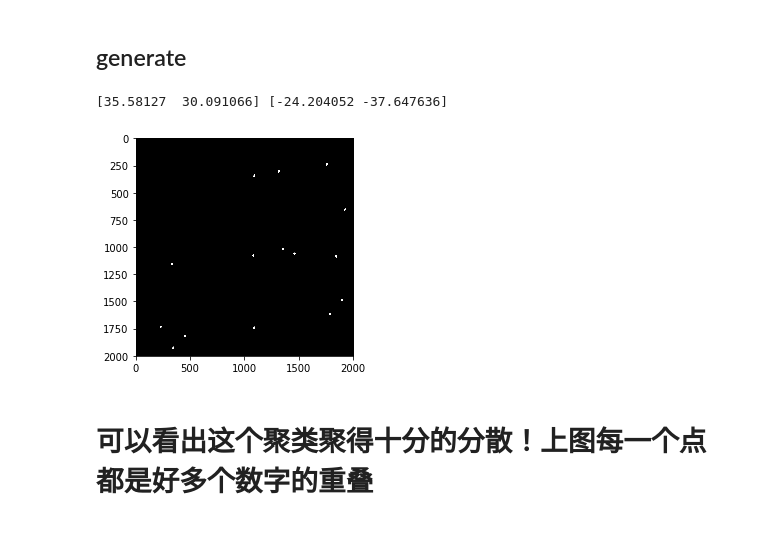
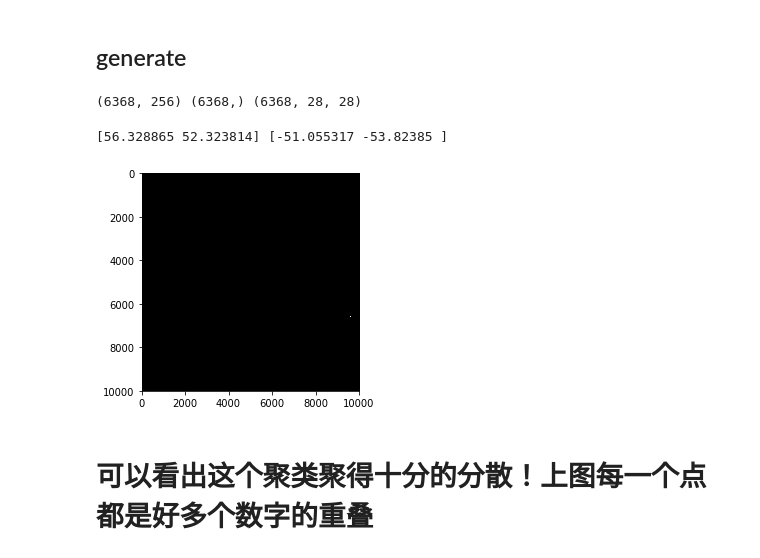
Before and after one commit to yangcyself/CS385ML, a Jupyter notebook: explanation/Feature Visualization on VAE.ipynb, the cells around one changed output. Cells and saved outputs as stored; diff of their text form; code cells hidden in the pictures.

```diff
--- a/explanation/Feature Visualization on VAE.ipynb
+++ b/explanation/Feature Visualization on VAE.ipynb
@@ -46,7 +46,7 @@ imgs = []
 labels = []
 for bch,lab in train_loader:
     count +=1
-    if(count >= 20):
+    if(count >= 200):
         break
     mu, sigma = model.encoder(eg.view(eg.shape[0], 1, -1))
     mu = mu.detach().numpy()
@@ -58,37 +58,39 @@ data_collected = np.concatenate(data_collected,axis = 0)
 labels = np.concatenate(labels,axis = 0)
 imgs = np.concatenate(imgs,axis = 0)
 print(data_collected.shape,labels.shape,imgs.shape)
+# %% [output]
+(6368, 256) (6368,) (6368, 28, 28)
 # %%
-# data_embedded = TSNE(n_components=2).fit_transform(data_collected)
+data_embedded = TSNE(n_components=2).fit_transform(data_collected)
 data_embedded.shape
 print(np.max(data_embedded,axis = 0),np.min(data_embedded,axis = 0))
 # %% [output]
-[35.58127  30.091066] [-24.204052 -37.647636]
+[56.328865 52.323814] [-51.055317 -53.82385 ]
 # %%
-TotalSize = 2000
-EmbedMax = 1 #40
+TotalSize = 10000
+EmbedMax = 1#40
 fig = np.zeros((TotalSize,TotalSize))
 for i,img in enumerate(imgs):
     x = data_collected[i][0]
     y = data_collected[i][1]
 #     print(img.shape)
 
-    xx = int((x+EmbedMax)*2000/EmbedMax)
-    yy = int((y+EmbedMax)*2000/EmbedMax)
+    xx = int((x+EmbedMax)*TotalSize/EmbedMax)
+    yy = int((y+EmbedMax)*TotalSize/EmbedMax)
 #     print(xx,yy)
     tmp = fig[xx:xx+img.shape[0],yy:yy+img.shape[1]]
     if(tmp.shape[0]<28 or tmp.shape[1]<28):
         continue
 #     print(tmp.shape)
     tmp = np.concatenate([tmp.reshape(1,*(tmp.shape)),img.reshape((1,*(img.shape)))],axis = 0)
     tmp = np.max(tmp,axis = 0)
     fig[xx:xx+img.shape[0],yy:yy+img.shape[1]] = tmp
 
 plt.imshow(fig,"gray")
 plt.imsave("embed.png",fig)
 plt.show()
 # %% [output]
-[figure, old version]
+[figure, new version]
 # %% [markdown]
 # 可以看出这个聚类聚得十分的分散！上图每一个点都是好多个数字的重叠
 # %%
```
Also changed, not shown: parts of 2 cells of this notebook, 5 other files.
